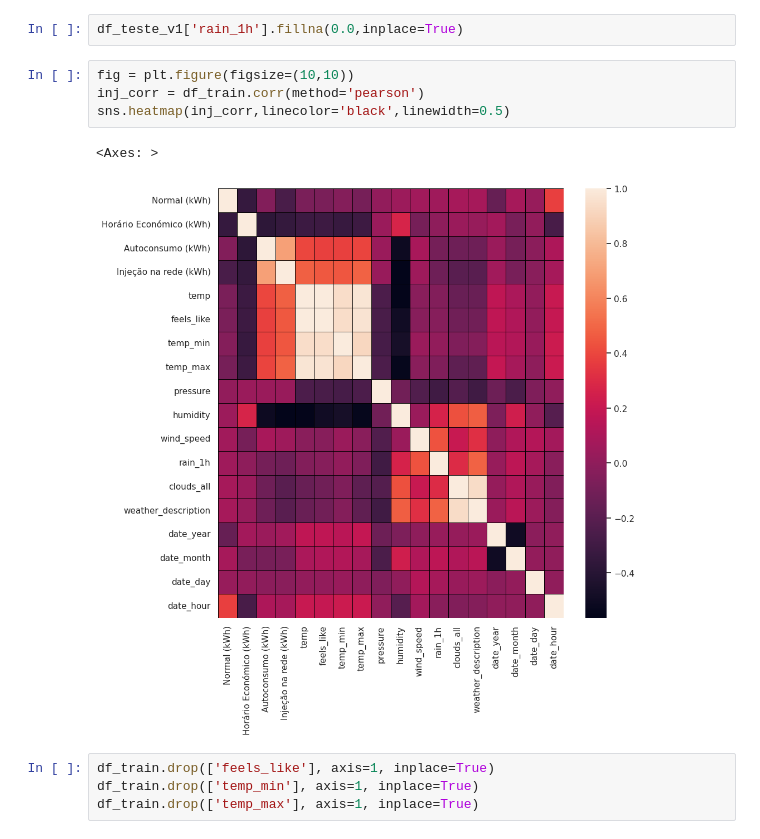
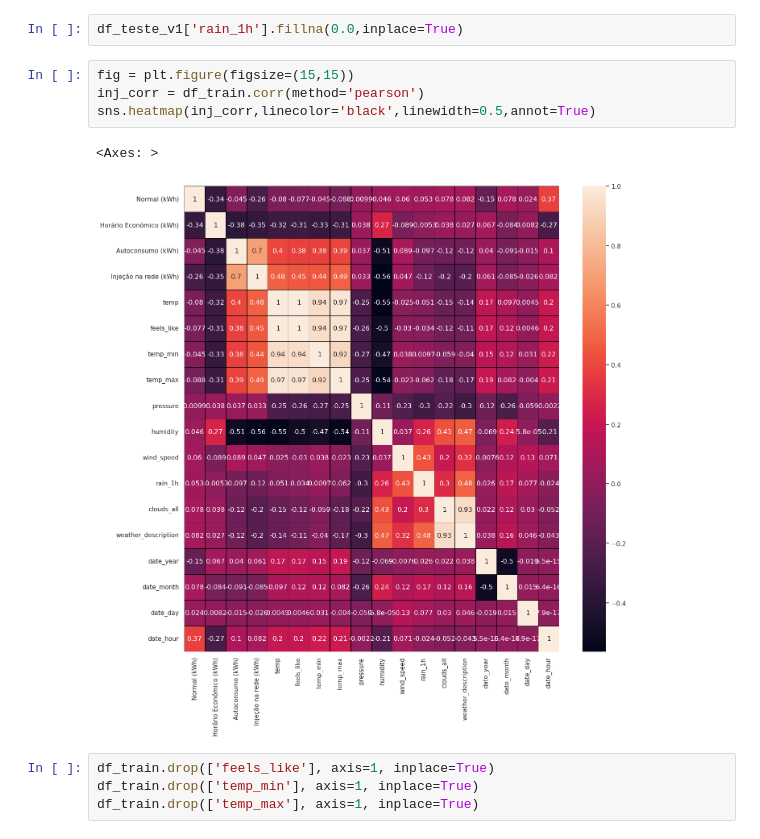
Before and after one commit to joaofaria19/DAA-Trabalho, a Jupyter notebook: competicao.ipynb, the cells around one changed output. Saved outputs shown, nothing was run; the diff lists cells and outputs as text.

```diff
--- a/competicao.ipynb
+++ b/competicao.ipynb
@@ -680,12 +664,12 @@ df_train['rain_1h'].fillna(0.0,inplace=True)
 # %%
 df_teste_v1['rain_1h'].fillna(0.0,inplace=True)
 # %%
-fig = plt.figure(figsize=(10,10))
+fig = plt.figure(figsize=(15,15))
 inj_corr = df_train.corr(method='pearson')
-sns.heatmap(inj_corr,linecolor='black',linewidth=0.5)
+sns.heatmap(inj_corr,linecolor='black',linewidth=0.5,annot=True)
 # %% [output]
 <Axes: >
-[figure, old version]
+[figure, new version]
 # %%
 df_train.drop(['feels_like'], axis=1, inplace=True)
 df_train.drop(['temp_min'], axis=1, inplace=True)
```
Also changed, not shown: parts of 46 cells of this notebook, 11 other files.
